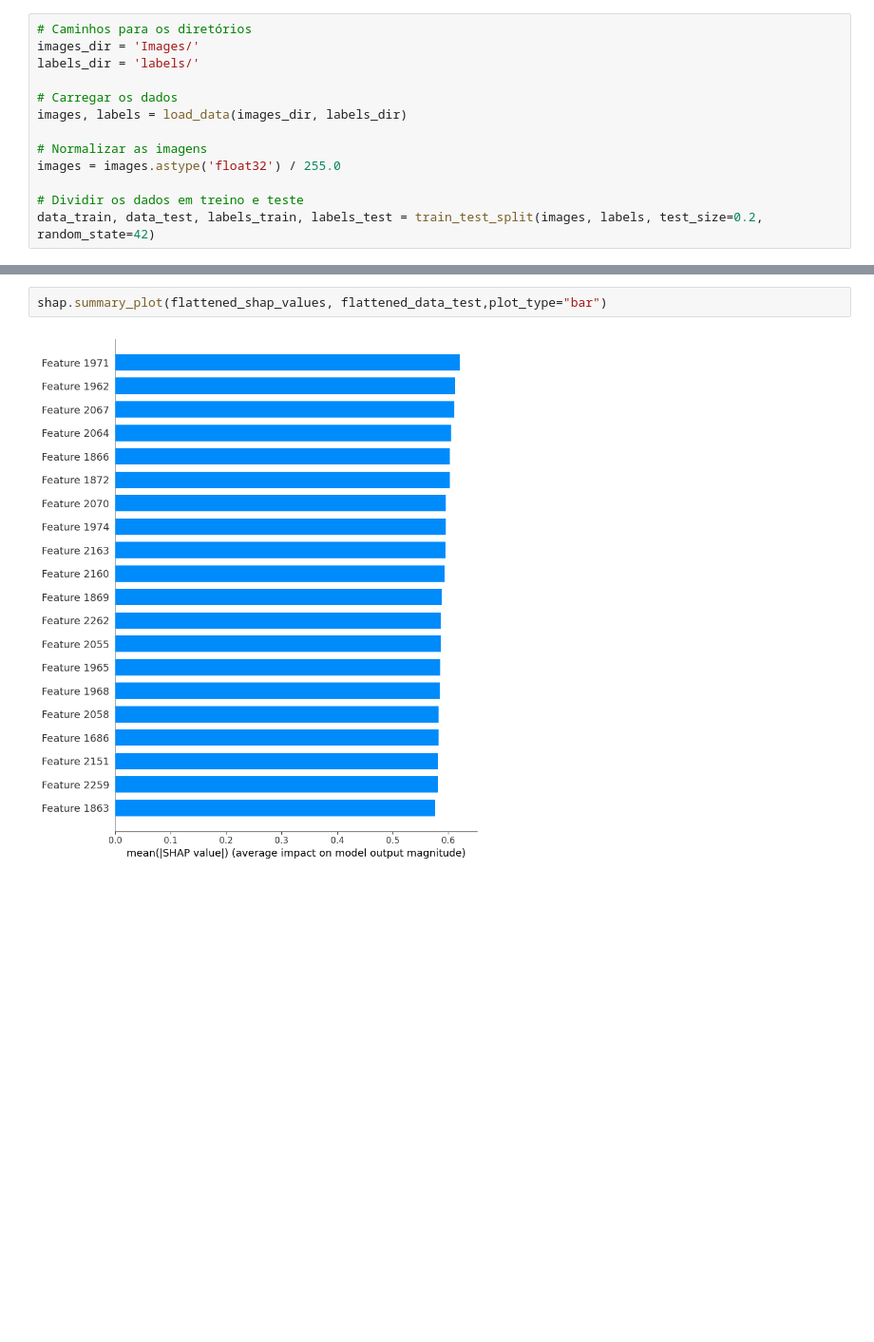
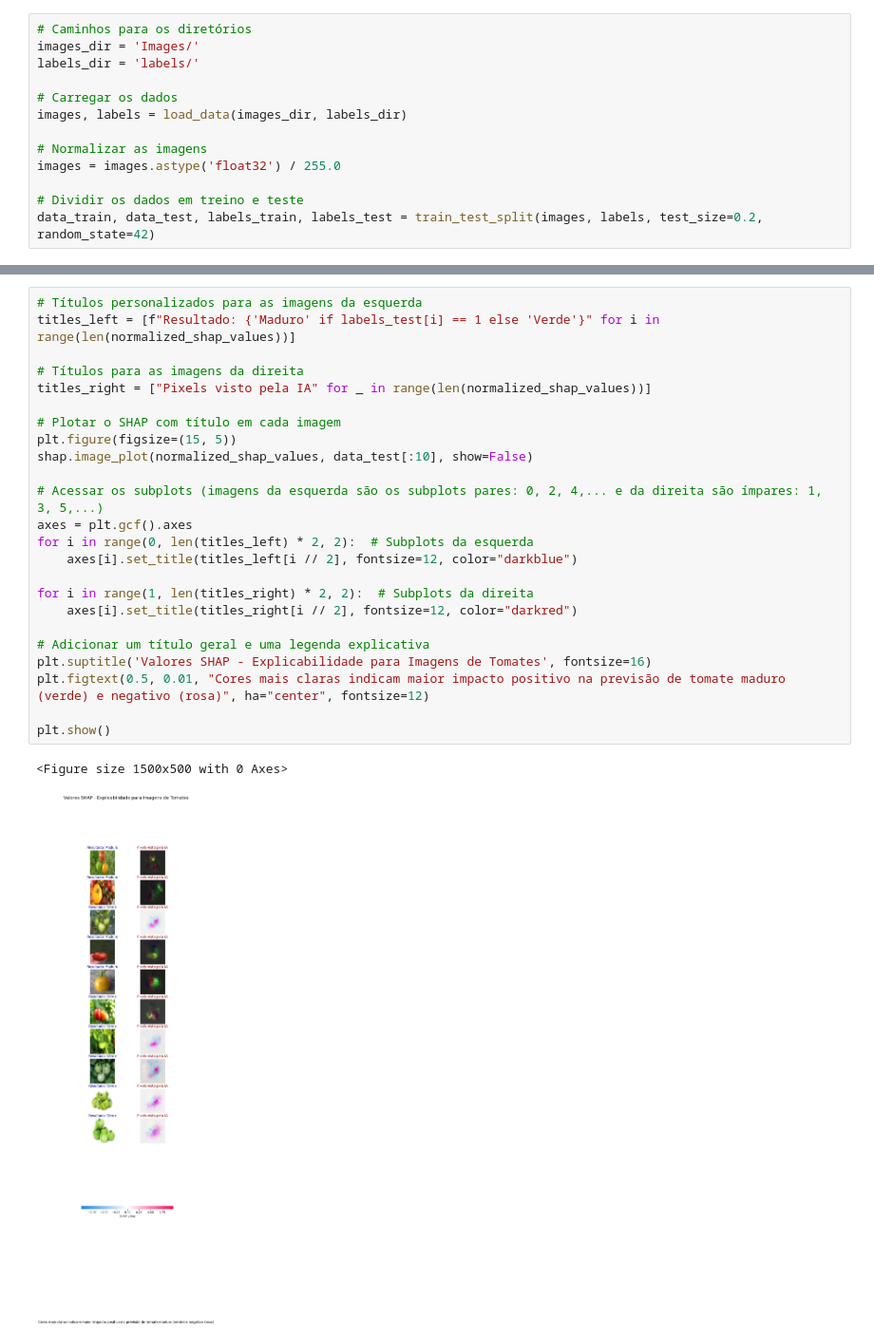
Before and after one commit to ClassNeuralNetwork/tomato-classification, a Jupyter notebook: cnn.ipynb, the cells around one changed output, grey strips where cells are left out. Shown at 95% size. Drawn from its saved outputs; the diff is of its cells as text; blank space fills up the shorter version.

Commit message:
ATT: Melhor Explicabilidade

```diff
--- a/cnn.ipynb
+++ b/cnn.ipynb
@@ -187,4 +173,27 @@ shap.summary_plot(flattened_shap_values, flattened_data_test)
-# %%
-shap.summary_plot(flattened_shap_values, flattened_data_test,plot_type="bar")
-# %% [output]
-[figure, removed]
+# %%
+# Títulos personalizados para as imagens da esquerda
+titles_left = [f"Resultado: {'Maduro' if labels_test[i] == 1 else 'Verde'}" for i in range(len(normalized_shap_values))]
+
+# Títulos para as imagens da direita
+titles_right = ["Pixels visto pela IA" for _ in range(len(normalized_shap_values))]
+
+# Plotar o SHAP com título em cada imagem
+plt.figure(figsize=(15, 5))
+shap.image_plot(normalized_shap_values, data_test[:10], show=False)
+
+# Acessar os subplots (imagens da esquerda são os subplots pares: 0, 2, 4,... e da direita são ímpares: 1, 3, 5,...)
+axes = plt.gcf().axes
+for i in range(0, len(titles_left) * 2, 2):  # Subplots da esquerda
+    axes[i].set_title(titles_left[i // 2], fontsize=12, color="darkblue")
+
+for i in range(1, len(titles_right) * 2, 2):  # Subplots da direita
+    axes[i].set_title(titles_right[i // 2], fontsize=12, color="darkred")
+
+# Adicionar um título geral e uma legenda explicativa
+plt.suptitle('Valores SHAP - Explicabilidade para Imagens de Tomates', fontsize=16)
+plt.figtext(0.5, 0.01, "Cores mais claras indicam maior impacto positivo na previsão de tomate maduro (verde) e negativo (rosa)", ha="center", fontsize=12)
+
+plt.show()
+# %% [output]
+<Figure size 1500x500 with 0 Axes>
+[figure, added]
```
Also changed, not shown: parts of 6 cells of this notebook, 1 other file.
